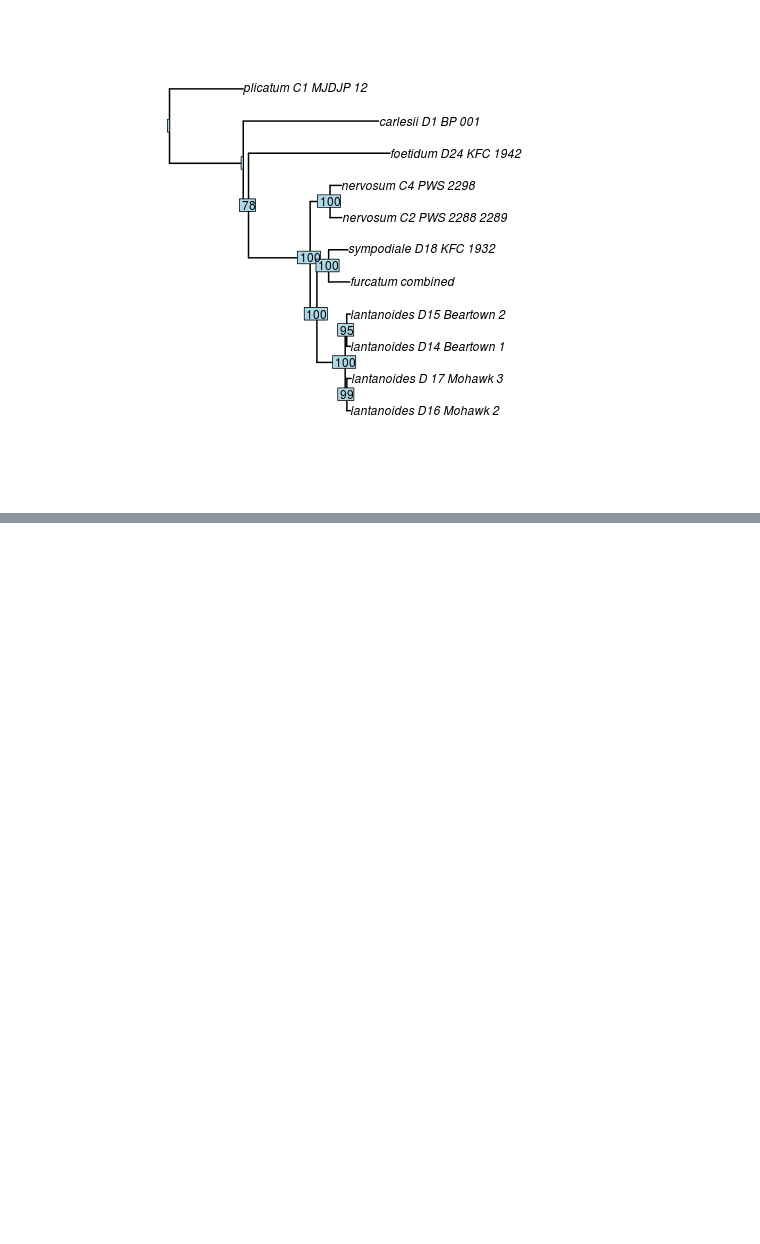
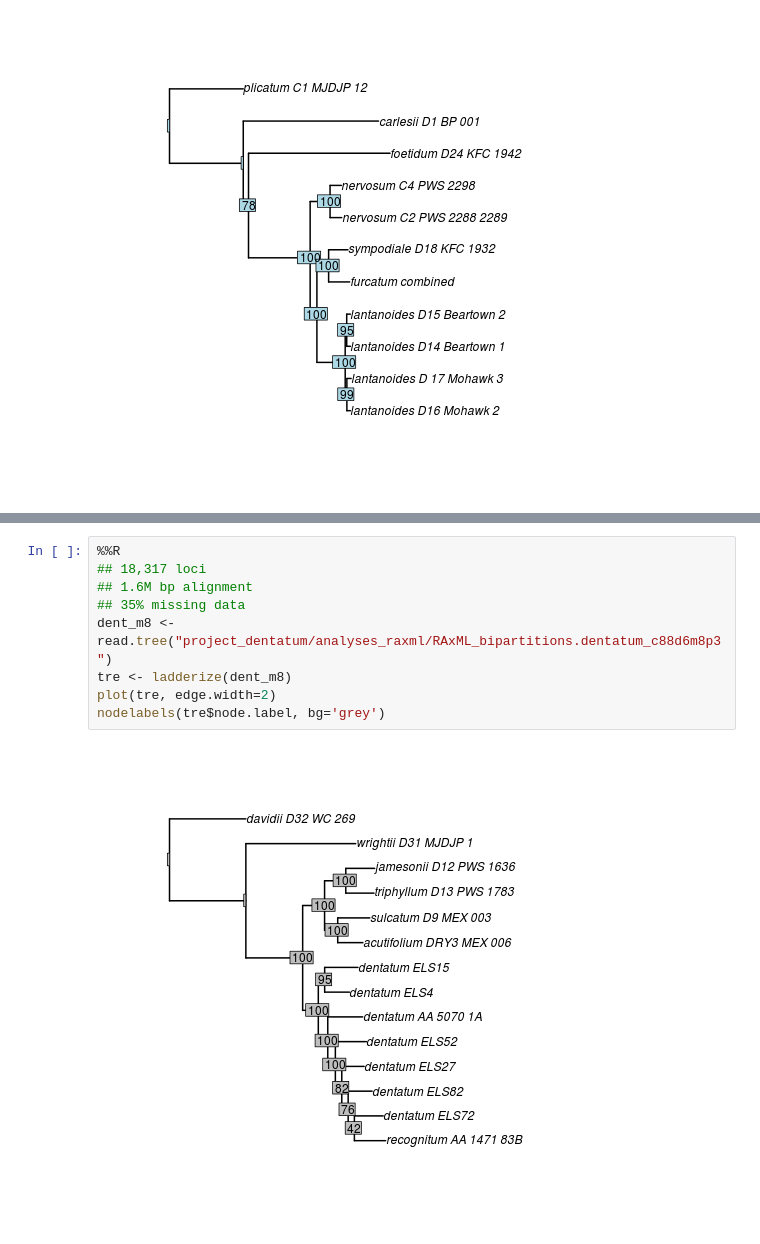
Before and after one commit to dereneaton/Vibs_RAD, a Jupyter notebook: notebook_Vib2_assembly.ipynb, the cells around one changed output, grey strips where cells are left out. Cells and saved outputs as stored; diff of their text form; blank space fills up the shorter version.

```diff
--- a/notebook_Vib2_assembly.ipynb
+++ b/notebook_Vib2_assembly.ipynb
@@ -422,0 +475,11 @@ nodelabels(tre$node.label, bg='grey')
+# %%
+%%R
+## 18,317 loci
+## 1.6M bp alignment
+## 35% missing data
+dent_m8 <- read.tree("project_dentatum/analyses_raxml/RAxML_bipartitions.dentatum_c88d6m8p3")
+tre <- ladderize(dent_m8)
+plot(tre, edge.width=2)
+nodelabels(tre$node.label, bg='grey')
+# %% [output]
+[figure, added]
```
Also changed, not shown: parts of 48 cells of this notebook.
